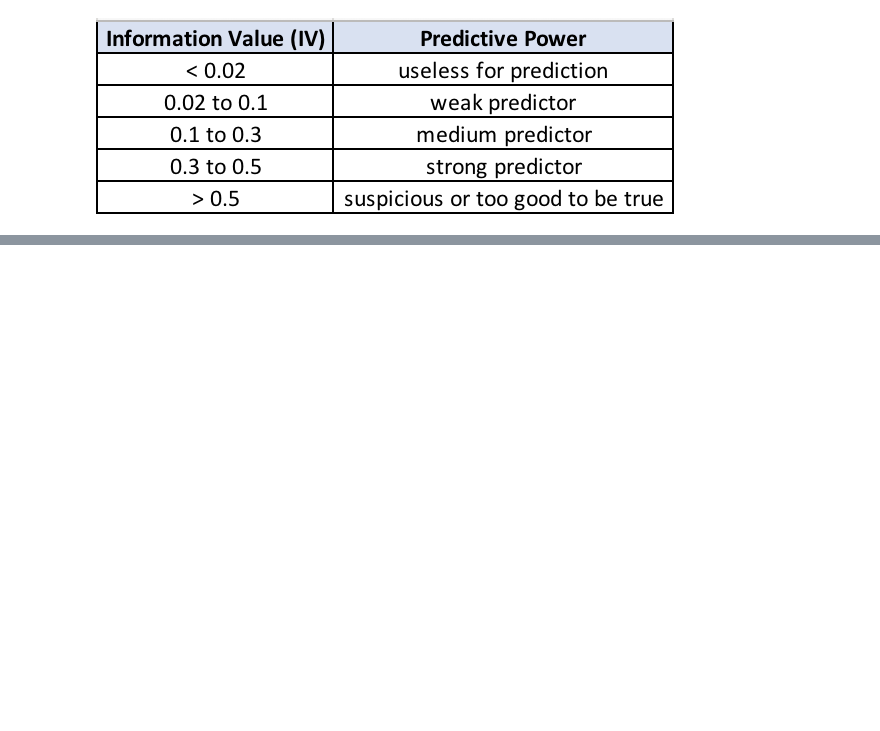
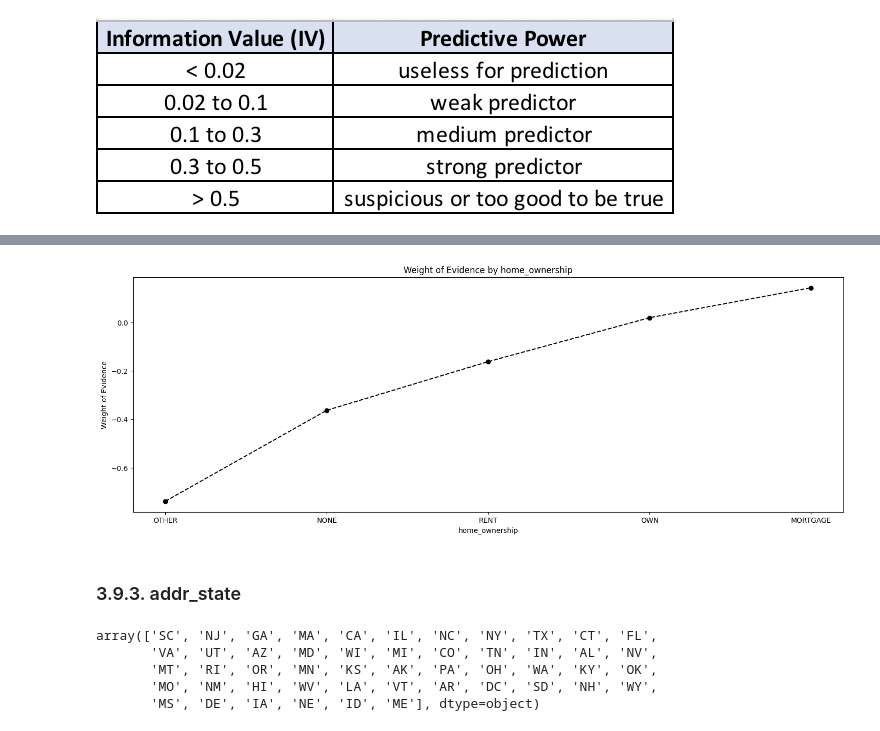
Before and after one commit to Lucas-Okamura/credit-risk-modelling, a Jupyter notebook: notebooks/credit_risk_modelling.ipynb, the cells around one changed output, grey strips where cells are left out. Saved outputs shown, nothing was run; the diff lists cells and outputs as text; code cells hidden in the pictures; blank space fills up the shorter version.

```diff
--- a/notebooks/credit_risk_modelling.ipynb
+++ b/notebooks/credit_risk_modelling.ipynb
@@ -423,0 +497,5 @@ $IV_i = \Sigma^k_{i = 1} [(\%(y = 1)_i - \%(y = 0)_i)] \cdot WoE_i = \Sigma^k_{i
+# %%
+# 'home_ownership'
+df_temp = woe_discrete(df_inputs_prepr, 'home_ownership', df_targets_prepr)
+# We calculate weight of evidence.
+df_temp
@@ -423,0 +510,4 @@ $IV_i = \Sigma^k_{i = 1} [(\%(y = 1)_i - \%(y = 0)_i)] \cdot WoE_i = \Sigma^k_{i
+# %%
+plot_by_woe(df_temp)
+# %% [output]
+[figure, added]
@@ -423,0 +524,11 @@ $IV_i = \Sigma^k_{i = 1} [(\%(y = 1)_i - \%(y = 0)_i)] \cdot WoE_i = \Sigma^k_{i
+# %% [markdown]
+### 3.9.3. addr_state
+# %%
+# 'addr_state'
+df_inputs_prepr['addr_state'].unique()
+# %% [output]
+array(['SC', 'NJ', 'GA', 'MA', 'CA', 'IL', 'NC', 'NY', 'TX', 'CT', 'FL',
+       'VA', 'UT', 'AZ', 'MD', 'WI', 'MI', 'CO', 'TN', 'IN', 'AL', 'NV',
+       'MT', 'RI', 'OR', 'MN', 'KS', 'AK', 'PA', 'OH', 'WA', 'KY', 'OK',
+       'MO', 'NM', 'HI', 'WV', 'LA', 'VT', 'AR', 'DC', 'SD', 'NH', 'WY',
+       'MS', 'DE', 'IA', 'NE', 'ID', 'ME'], dtype=object)
```
Also changed, not shown: parts of 54 cells of this notebook, 2 other files.
